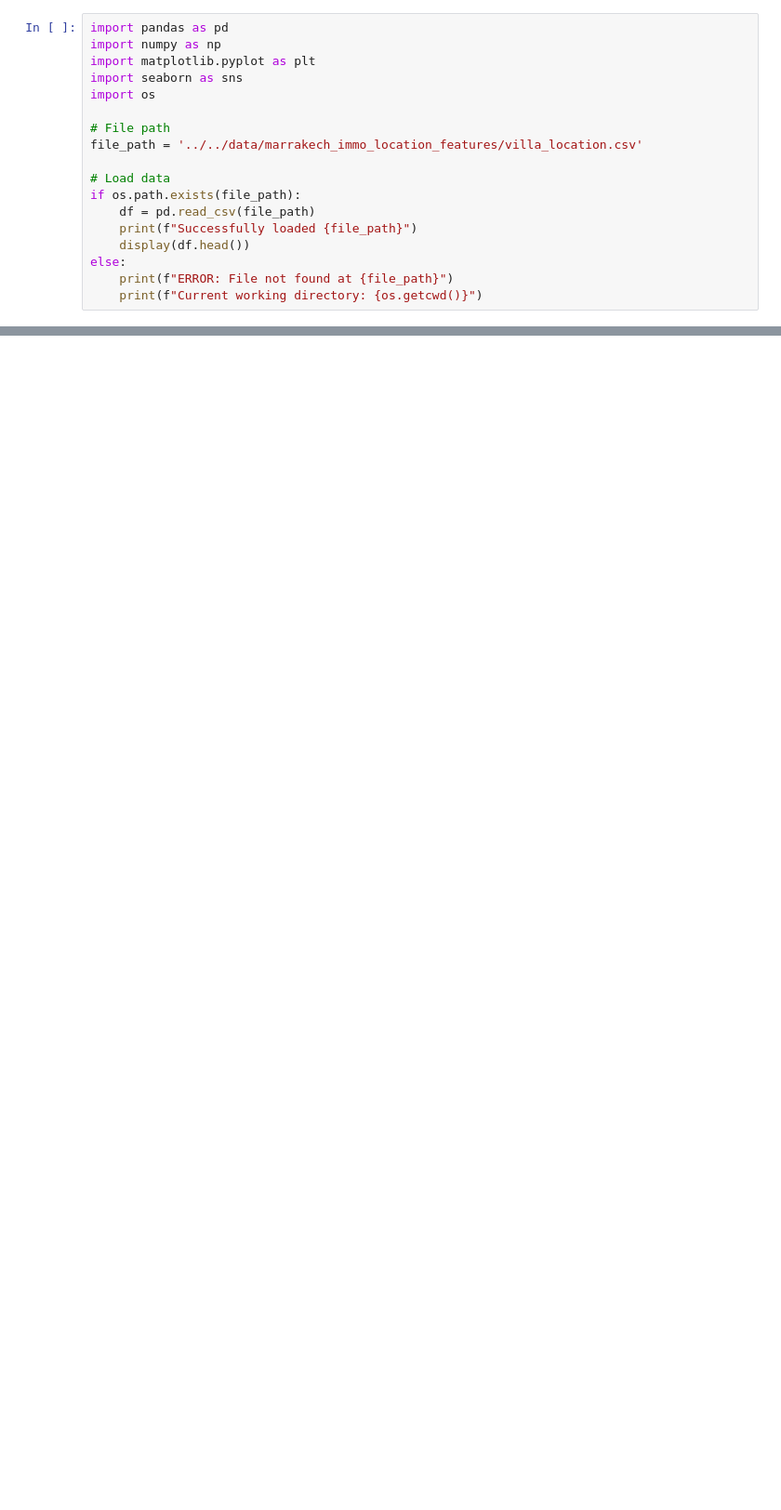
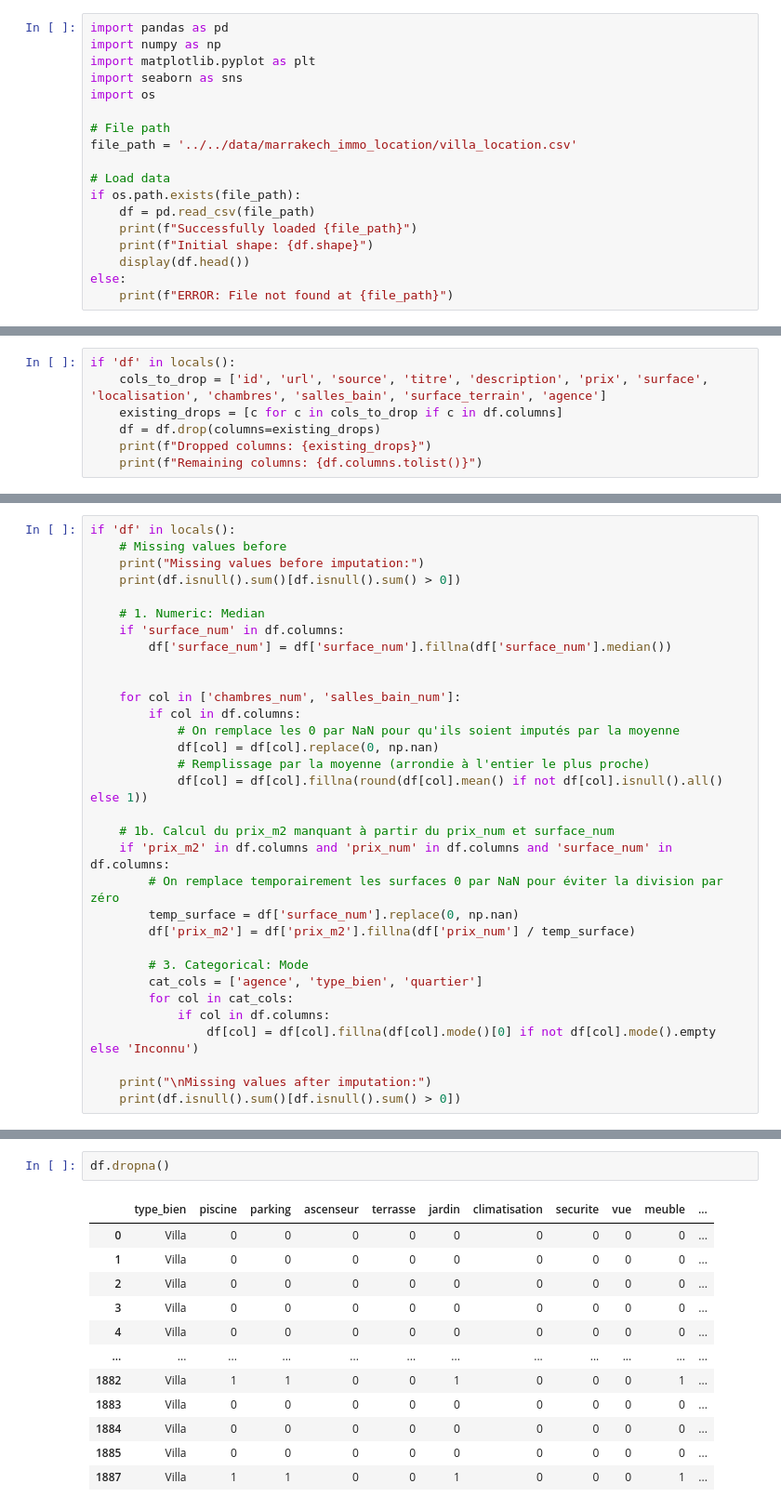
Before and after one commit to MAZIHBouchra/gateone-final, a Jupyter notebook: notebooks/locations/villa_location_cleaning.ipynb, the cells around one changed output, grey strips where cells are left out. Shown at 93% size. Cells and saved outputs as stored; diff of their text form; blank space fills up the shorter version.

Commit message:
Standardize cleaning pipeline for villa_location_cleaning.ipynb

```diff
--- a/notebooks/locations/villa_location_cleaning.ipynb
+++ b/notebooks/locations/villa_location_cleaning.ipynb
@@ -9,13 +9,13 @@ import seaborn as sns
 import os
 
 # File path
-file_path = '../../data/marrakech_immo_location_features/villa_location.csv'
+file_path = '../../data/marrakech_immo_location/villa_location.csv'
 
 # Load data
 if os.path.exists(file_path):
     df = pd.read_csv(file_path)
     print(f"Successfully loaded {file_path}")
+    print(f"Initial shape: {df.shape}")
     display(df.head())
 else:
     print(f"ERROR: File not found at {file_path}")
-    print(f"Current working directory: {os.getcwd()}")
@@ -97,0 +101,7 @@ Handling outliers for price and surface.
+# %%
+if 'df' in locals():
+    cols_to_drop = ['id', 'url', 'source', 'titre', 'description', 'prix', 'surface', 'localisation', 'chambres', 'salles_bain', 'surface_terrain', 'agence']
+    existing_drops = [c for c in cols_to_drop if c in df.columns]
+    df = df.drop(columns=existing_drops)
+    print(f"Dropped columns: {existing_drops}")
+    print(f"Remaining columns: {df.columns.tolist()}")
@@ -97,0 +114,32 @@ Handling outliers for price and surface.
+# %%
+if 'df' in locals():
+    # Missing values before
+    print("Missing values before imputation:")
+    print(df.isnull().sum()[df.isnull().sum() > 0])
+
+    # 1. Numeric: Median
+    if 'surface_num' in df.columns:
+        df['surface_num'] = df['surface_num'].fillna(df['surface_num'].median())
+
+
+    for col in ['chambres_num', 'salles_bain_num']:
+        if col in df.columns:
+            # On remplace les 0 par NaN pour qu'ils soient imputés par la moyenne
+            df[col] = df[col].replace(0, np.nan)
+            # Remplissage par la moyenne (arrondie à l'entier le plus proche)
+            df[col] = df[col].fillna(round(df[col].mean() if not df[col].isnull().all() else 1))
+
+    # 1b. Calcul du prix_m2 manquant à partir du prix_num et surface_num
+    if 'prix_m2' in df.columns and 'prix_num' in df.columns and 'surface_num' in df.columns:
+        # On remplace temporairement les surfaces 0 par NaN pour éviter la division par zéro
+        temp_surface = df['surface_num'].replace(0, np.nan)
+        df['prix_m2'] = df['prix_m2'].fillna(df['prix_num'] / temp_surface)
+
+        # 3. Categorical: Mode
+        cat_cols = ['agence', 'type_bien', 'quartier']
+        for col in cat_cols:
+            if col in df.columns:
+                df[col] = df[col].fillna(df[col].mode()[0] if not df[col].mode().empty else 'Inconnu')
+
+    print("\nMissing values after imputation:")
+    print(df.isnull().sum()[df.isnull().sum() > 0])
@@ -97,0 +157,15 @@ Handling outliers for price and surface.
+# %%
+df.dropna()
+# %% [output]
+|  | type_bien | piscine | parking | ascenseur | terrasse | jardin | climatisation | securite | vue | meuble | ... |
+| 0 | Villa | 0 | 0 | 0 | 0 | 0 | 0 | 0 | 0 | 0 | ... |
+| 1 | Villa | 0 | 0 | 0 | 0 | 0 | 0 | 0 | 0 | 0 | ... |
+| 2 | Villa | 0 | 0 | 0 | 0 | 0 | 0 | 0 | 0 | 0 | ... |
+| 3 | Villa | 0 | 0 | 0 | 0 | 0 | 0 | 0 | 0 | 0 | ... |
+| 4 | Villa | 0 | 0 | 0 | 0 | 0 | 0 | 0 | 0 | 0 | ... |
+| ... | ... | ... | ... | ... | ... | ... | ... | ... | ... | ... | ... |
+| 1882 | Villa | 1 | 1 | 0 | 0 | 1 | 0 | 0 | 0 | 1 | ... |
+| 1883 | Villa | 0 | 0 | 0 | 0 | 0 | 0 | 0 | 0 | 0 | ... |
+| 1884 | Villa | 0 | 0 | 0 | 0 | 0 | 0 | 0 | 0 | 0 | ... |
+| 1885 | Villa | 0 | 0 | 0 | 0 | 0 | 0 | 0 | 0 | 0 | ... |
+| 1887 | Villa | 1 | 1 | 0 | 0 | 1 | 0 | 0 | 0 | 1 | ... |
```
Also changed, not shown: parts of 27 cells of this notebook.
